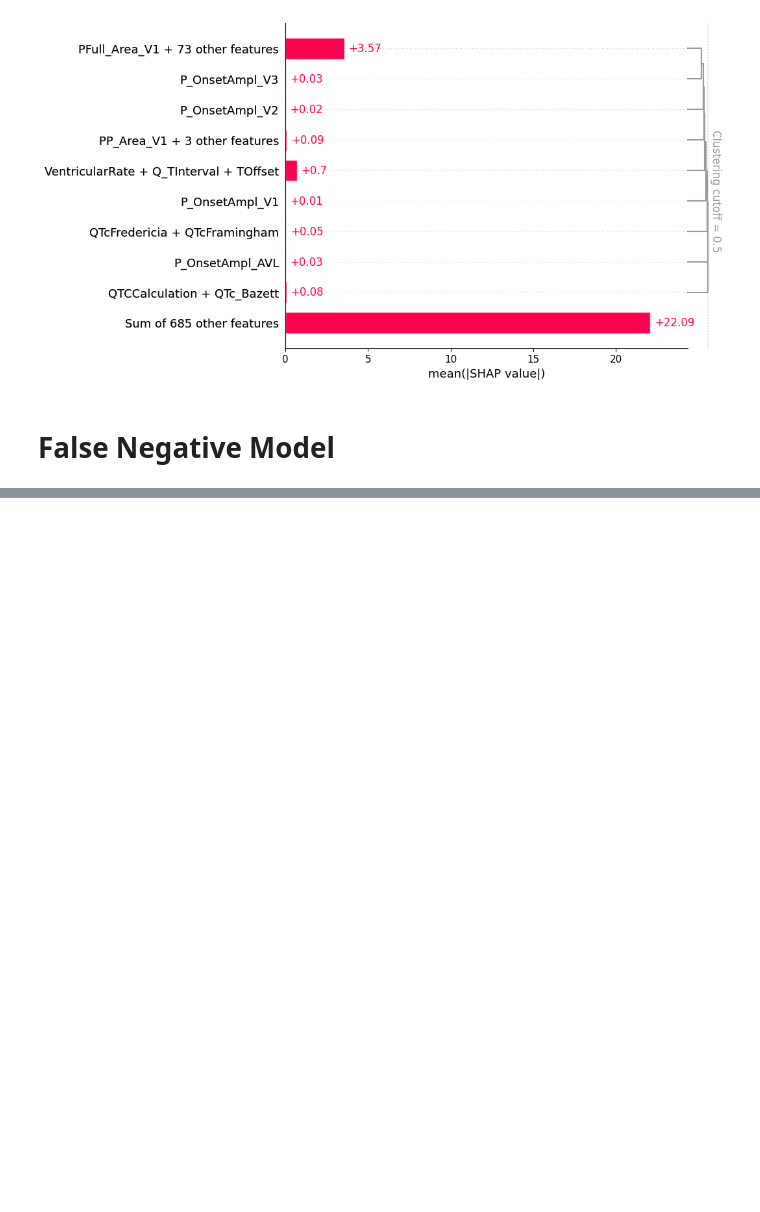
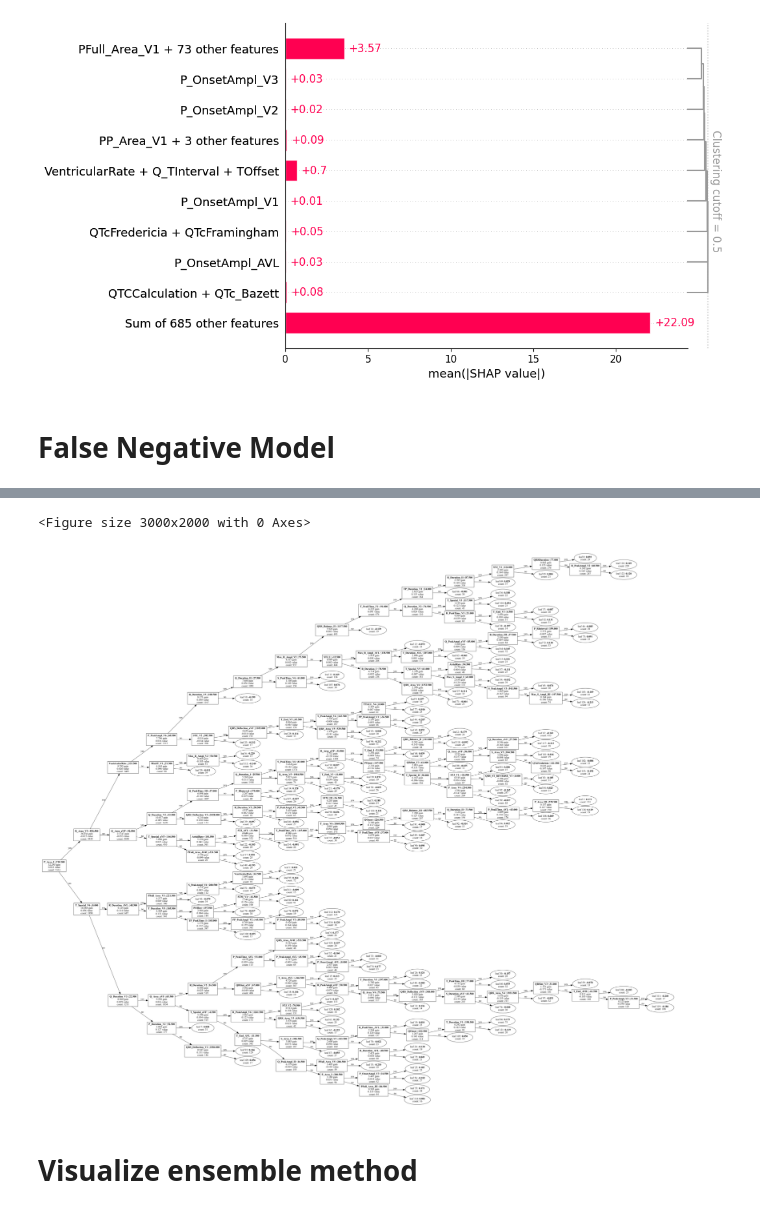
Before and after one commit to clv07/stroke-of-luck, a Jupyter notebook: lgb_interpret_pos.ipynb, the cells around one changed output, grey strips where cells are left out. Saved outputs shown, nothing was run; the diff lists cells and outputs as text; code cells hidden in the pictures; blank space fills up the shorter version.

```diff
--- a/lgb_interpret_pos.ipynb
+++ b/lgb_interpret_pos.ipynb
@@ -167,0 +324,14 @@ plt.show()
+# %%
+# import false positive model
+falpos_model = lgb.Booster(model_file='falpos.pkl')
+
+# visualize
+plt.figure(figsize=(30, 20))
+ax = lgb.plot_tree(falpos_model,
+                   tree_index=15,
+                   figsize=(30, 20),
+                   show_info=['split_gain', 'internal_value', 'internal_count', 'leaf_count', 'leaf_value'])
+plt.show()
+# %% [output]
+<Figure size 3000x2000 with 0 Axes>
+[figure, added]
@@ -167,0 +352,2 @@ plt.show()
+# %% [markdown]
+# Visualize ensemble method
```
Also changed, not shown: parts of 16 cells of this notebook.
